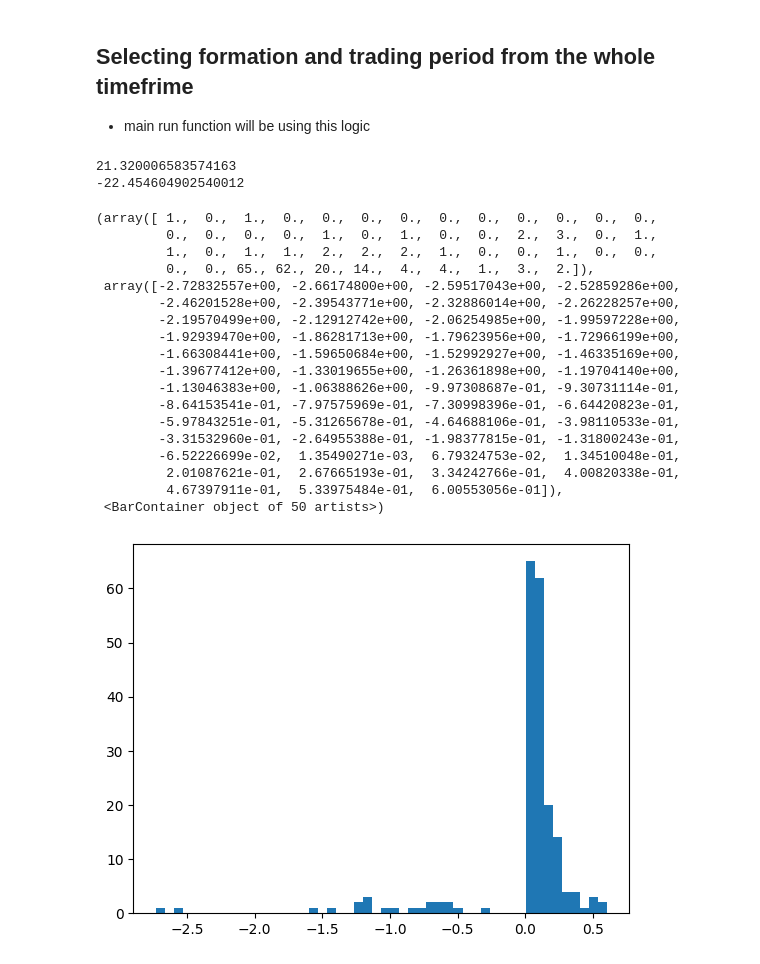
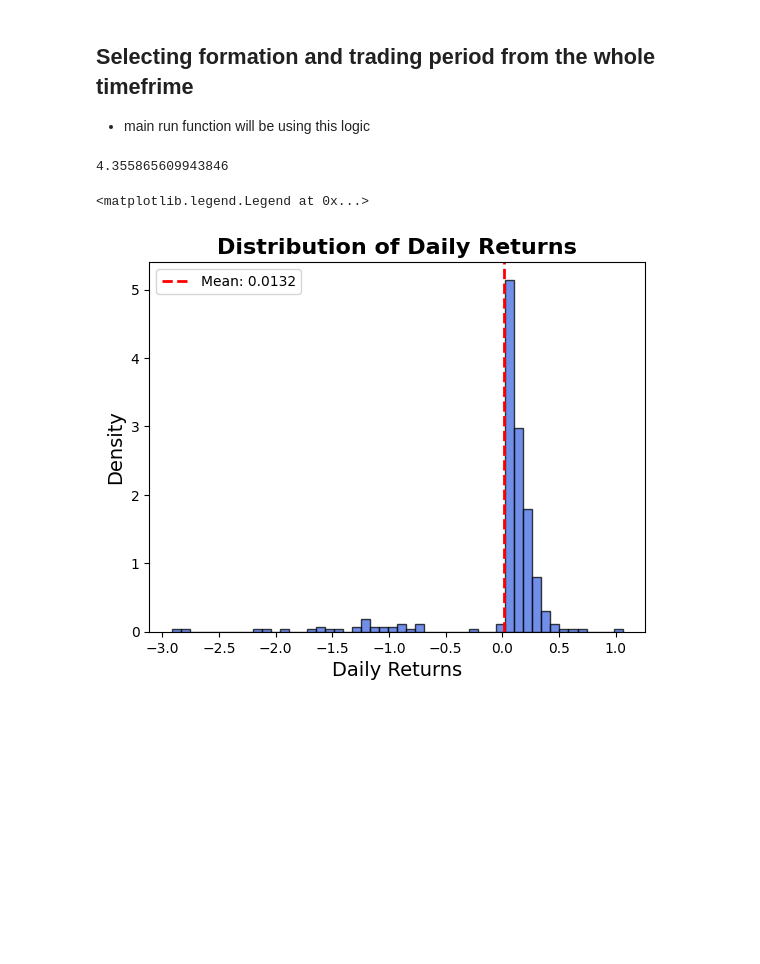
Before and after one commit to J4KU81409/master_thesis, a Jupyter notebook: run_cointegration_hossein.ipynb, the cells around one changed output. Saved outputs shown, nothing was run; the diff lists cells and outputs as text; code cells hidden in the pictures; blank space fills up the shorter version.

```diff
--- a/run_cointegration_hossein.ipynb
+++ b/run_cointegration_hossein.ipynb
@@ -181,6 +181,7 @@ def trade_portfolio(spread_df: pd.DataFrame, spread_df_normalized: pd.DataFrame)
         entered_trade = False
         spread_t_norm = 0
         round_trip_count = 0
+        n_diverged = 0
         print("proccesing pair: \n",  pair, "\n", 100*"-")
 
         for i in range(0,len(spread_df.index)):
@@ -197,7 +198,6 @@ def trade_portfolio(spread_df: pd.DataFrame, spread_df_normalized: pd.DataFrame)
                 entered_trade = True
                 spread_t = spread_current
                 spread_t_norm = spread_norm_current
-                print("Current spread is: ",  spread_current, "and Current norm spread is",spread_norm_current)
 
             # if the spread at time t was > 2 and
             # current spread returns to 0, exit and save delta_spread = spread_t+n - spread_t
@@ -206,7 +206,7 @@ def trade_portfolio(spread_df: pd.DataFrame, spread_df_normalized: pd.DataFrame)
                 entered_trade = False   # exit trade
                 delta_spread = abs(spread_current - spread_t) # return = delta spread
                 round_trip_count +=1 # trade count
-            elif spread_t_norm < 2 and spread_norm_current >= 0 and entered_trade: # spread_t_nrom < -2 !!!
+            elif spread_t_norm < -2 and spread_norm_current >= 0 and entered_trade: # spread_t_nrom < -2 !!!
                 print("Trade was exited...")
                 entered_trade = False   # exit trade
                 delta_spread = abs(spread_current - spread_t)
@@ -221,23 +221,22 @@ def trade_portfolio(spread_df: pd.DataFrame, spread_df_normalized: pd.DataFrame)
                 if entered_trade == True:
                     print("the loss is spread_current - spread_t =",  abs(spread_current - spread_t), "current and t spread are: ", spread_current,spread_t)
                     delta_spread = - abs(spread_current - spread_t)
+                    n_diverged += 1
 
             # Save the delta spread
             pair_result[date] = delta_spread
 
         # append to result df
         result_df[pair] = pair_result
-        print("\n number of completed round trip trades: ", round_trip_count, "\n",100*"-")
+        print("\n number of completed round trip trades: ", round_trip_count, ". Proportion of diverged pairs =", n_diverged/20, "\n",100*"-")
 
     return result_df
 # %%
 
-#stocks = pd.read_csv("~/OneDrive/Desktop/Jakub/masterThesis/stocks.csv")
+#stocks = pd.read_csv("~/OneDrive/Desktop/Jakub/masterThesis/stocks.csv",index_col = 0)
 stocks = pd.read_csv("C:/Users/adamt/OneDrive - Wirtschaftsuniversität Wien - IT-SERVICES/Desktop/masterThesis/stocks.csv",index_col = 0)
-stocks = stocks[stocks.index >= "2022-01-01"]
+stocks = stocks[(stocks.index >= "2019-01-01") & (stocks.index <= "2023-01-01")] # This subset is 31 trading periods
 stocks.index = pd.to_datetime(stocks.index)
-
-
 
 def run_strategy_hossein(stocks: pd.DataFrame):
     time_frame = stocks.index
@@ -308,39 +307,26 @@ def run_strategy_hossein(stocks: pd.DataFrame):
         returns_dictionary[f"Portfolio_{trading_start}"] = result_df.sum(axis=1)
         n_trading_periods += 1
         print("Number of trading periods: ", n_trading_periods)
-    return returns_dictionary
 
+    return pd.DataFrame(returns_dictionary)
 
 backtest_result = run_strategy_hossein(stocks)
 # %%
 #backtest_result.to_csv("C:/Users/adamt/OneDrive - Wirtschaftsuniversität Wien - IT-SERVICES/Desktop/masterThesis/test_files/backtestfrom2022_result.csv")
-daily_returns = backtest_result.sum(axis=1)
+daily_returns = pd.DataFrame(backtest_result).sum(axis=1)
 daily_returns = daily_returns[daily_returns !=0]
 
-print(sum(daily_returns[daily_returns>0]))
-print(sum(daily_returns[daily_returns<0]))
+print(sum(daily_returns))
 
+plt.hist(daily_returns, bins=50, color="royalblue", edgecolor="black", alpha=0.75, density=True)
 
-plt.hist(daily_returns, bins = 50)
+# Labels and title
+plt.xlabel("Daily Returns", fontsize=14)
+plt.ylabel("Density", fontsize=14)
+plt.title("Distribution of Daily Returns", fontsize=16, fontweight="bold")
+plt.axvline(daily_returns.mean(), color='red', linestyle='dashed', linewidth=2, label=f"Mean: {daily_returns.mean():.4f}")
+plt.legend()
 # %% [output]
-21.320006583574163
--22.454604902540012
+4.355865609943846
-(array([ 1.,  0.,  1.,  0.,  0.,  0.,  0.,  0.,  0.,  0.,  0.,  0.,  0.,
-         0.,  0.,  0.,  0.,  1.,  0.,  1.,  0.,  0.,  2.,  3.,  0.,  1.,
-         1.,  0.,  1.,  1.,  2.,  2.,  2.,  1.,  0.,  0.,  1.,  0.,  0.,
-         0.,  0., 65., 62., 20., 14.,  4.,  4.,  1.,  3.,  2.]),
- array([-2.72832557e+00, -2.66174800e+00, -2.59517043e+00, -2.52859286e+00,
-        -2.46201528e+00, -2.39543771e+00, -2.32886014e+00, -2.26228257e+00,
-        -2.19570499e+00, -2.12912742e+00, -2.06254985e+00, -1.99597228e+00,
-        -1.92939470e+00, -1.86281713e+00, -1.79623956e+00, -1.72966199e+00,
-        -1.66308441e+00, -1.59650684e+00, -1.52992927e+00, -1.46335169e+00,
-        -1.39677412e+00, -1.33019655e+00, -1.26361898e+00, -1.19704140e+00,
-        -1.13046383e+00, -1.06388626e+00, -9.97308687e-01, -9.30731114e-01,
-        -8.64153541e-01, -7.97575969e-01, -7.30998396e-01, -6.64420823e-01,
-        -5.97843251e-01, -5.31265678e-01, -4.64688106e-01, -3.98110533e-01,
-        -3.31532960e-01, -2.64955388e-01, -1.98377815e-01, -1.31800243e-01,
-        -6.52226699e-02,  1.35490271e-03,  6.79324753e-02,  1.34510048e-01,
-         2.01087621e-01,  2.67665193e-01,  3.34242766e-01,  4.00820338e-01,
-         4.67397911e-01,  5.33975484e-01,  6.00553056e-01]),
- <BarContainer object of 50 artists>)
+<matplotlib.legend.Legend at 0x...>
-[figure, old version]
+[figure, new version]
```
